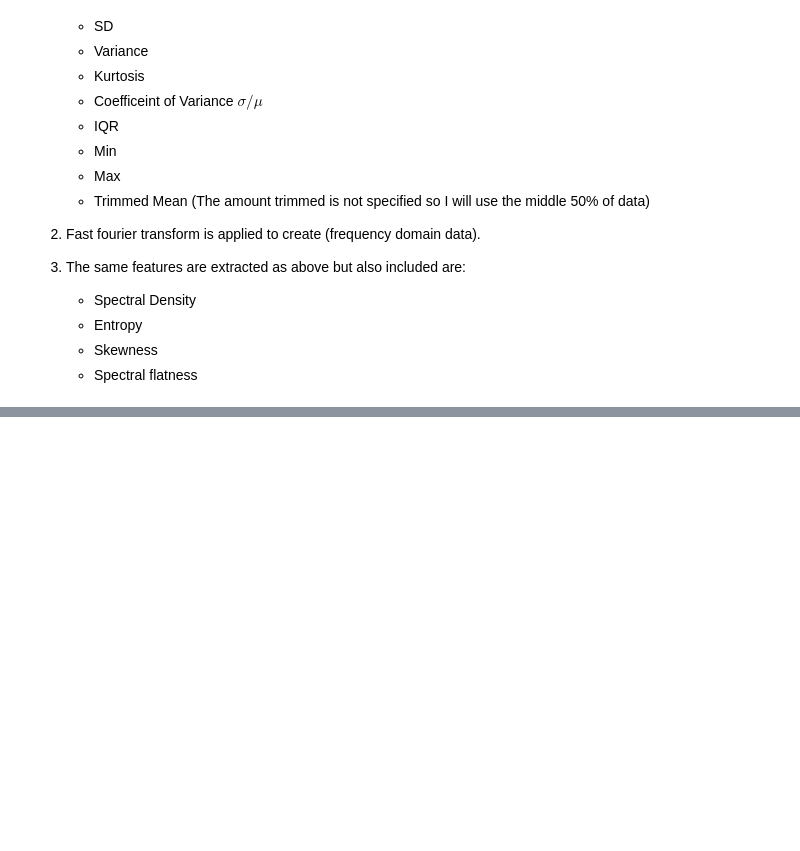
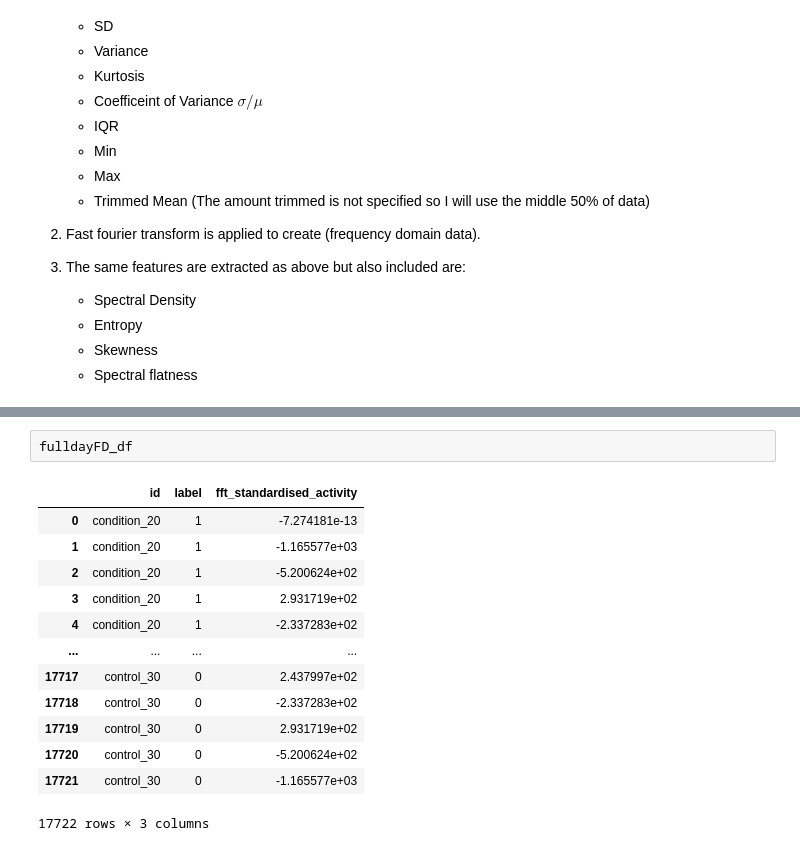
Before and after one commit to zoonalink/IGP-5, a Jupyter notebook: Tom/Rodriguz-Ruiz et al. recreation.ipynb, the cells around one changed output, grey strips where cells are left out. Cells and saved outputs as stored; diff of their text form; blank space fills up the shorter version.

```diff
--- a/Tom/Rodriguz-Ruiz et al. recreation.ipynb
+++ b/Tom/Rodriguz-Ruiz et al. recreation.ipynb
@@ -330,0 +390,16 @@ print()
+# %%
+fulldayFD_df
+# %% [output]
+|  | id | label | fft_standardised_activity |
+| 0 | condition_20 | 1 | -7.274181e-13 |
+| 1 | condition_20 | 1 | -1.165577e+03 |
+| 2 | condition_20 | 1 | -5.200624e+02 |
+| 3 | condition_20 | 1 | 2.931719e+02 |
+| 4 | condition_20 | 1 | -2.337283e+02 |
+| ... | ... | ... | ... |
+| 17717 | control_30 | 0 | 2.437997e+02 |
+| 17718 | control_30 | 0 | -2.337283e+02 |
+| 17719 | control_30 | 0 | 2.931719e+02 |
+| 17720 | control_30 | 0 | -5.200624e+02 |
+| 17721 | control_30 | 0 | -1.165577e+03 |
+17722 rows × 3 columns
```
Also changed, not shown: parts of 17 cells of this notebook.
